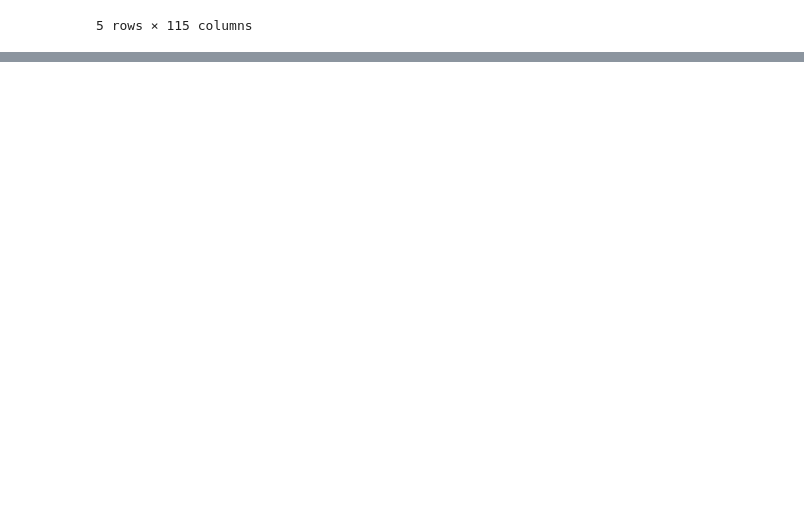
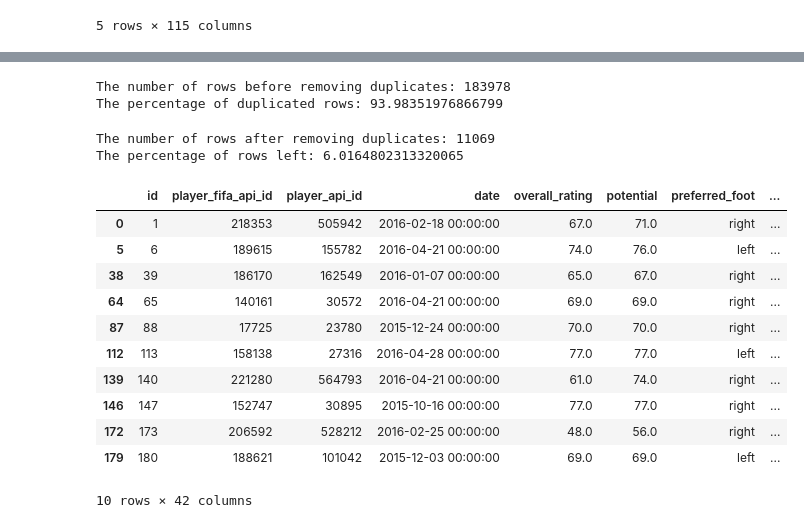
Before and after one commit to AmgadAshraf/EuropeanSoccer, a Jupyter notebook: ProjectNotebook.ipynb, the cells around one changed output, grey strips where cells are left out. Cells and saved outputs as stored; diff of their text form; code cells hidden in the pictures; blank space fills up the shorter version.

Commit message:
removed duplicates from Player Attributes dataframe

```diff
--- a/ProjectNotebook.ipynb
+++ b/ProjectNotebook.ipynb
@@ -121,0 +140,30 @@ match_df.head()
+# %%
+print('The number of rows before removing duplicates: ' + str(playerAttributes_df.shape[0]))
+duplicateRowsPlayerAttributesDF = playerAttributes_df[playerAttributes_df.duplicated(['player_fifa_api_id', 'player_api_id'])]
+duplicatePercentage = (duplicateRowsPlayerAttributesDF.shape[0]/playerAttributes_df.shape[0]) * 100
+print('The percentage of duplicated rows: ' + str(duplicatePercentage))
+# %% [output]
+The number of rows before removing duplicates: 183978
+The percentage of duplicated rows: 93.98351976866799
+# %%
+playerAttributes_df_1 = playerAttributes_df.sort_values('date').drop_duplicates(['player_fifa_api_id', 'player_api_id'],keep='last')
+playerAttributes_df_1 = playerAttributes_df_1.sort_values('id')
+print('The number of rows after removing duplicates: ' + str(playerAttributes_df_1.shape[0]))
+percentageLeft = (playerAttributes_df_1.shape[0]/playerAttributes_df.shape[0]) * 100
+print('The percentage of rows left: ' + str(percentageLeft))
+playerAttributes_df_1.head(10)
+# %% [output]
+The number of rows after removing duplicates: 11069
+The percentage of rows left: 6.0164802313320065
+|  | id | player_fifa_api_id | player_api_id | date | overall_rating | potential | preferred_foot | ... |
+| 0 | 1 | 218353 | 505942 | 2016-02-18 00:00:00 | 67.0 | 71.0 | right | ... |
+| 5 | 6 | 189615 | 155782 | 2016-04-21 00:00:00 | 74.0 | 76.0 | left | ... |
+| 38 | 39 | 186170 | 162549 | 2016-01-07 00:00:00 | 65.0 | 67.0 | right | ... |
+| 64 | 65 | 140161 | 30572 | 2016-04-21 00:00:00 | 69.0 | 69.0 | right | ... |
+| 87 | 88 | 17725 | 23780 | 2015-12-24 00:00:00 | 70.0 | 70.0 | right | ... |
+| 112 | 113 | 158138 | 27316 | 2016-04-28 00:00:00 | 77.0 | 77.0 | left | ... |
+| 139 | 140 | 221280 | 564793 | 2016-04-21 00:00:00 | 61.0 | 74.0 | right | ... |
+| 146 | 147 | 152747 | 30895 | 2015-10-16 00:00:00 | 77.0 | 77.0 | right | ... |
+| 172 | 173 | 206592 | 528212 | 2016-02-25 00:00:00 | 48.0 | 56.0 | right | ... |
+| 179 | 180 | 188621 | 101042 | 2015-12-03 00:00:00 | 69.0 | 69.0 | left | ... |
+10 rows × 42 columns
```
Also changed, not shown: parts of 4 cells of this notebook.
